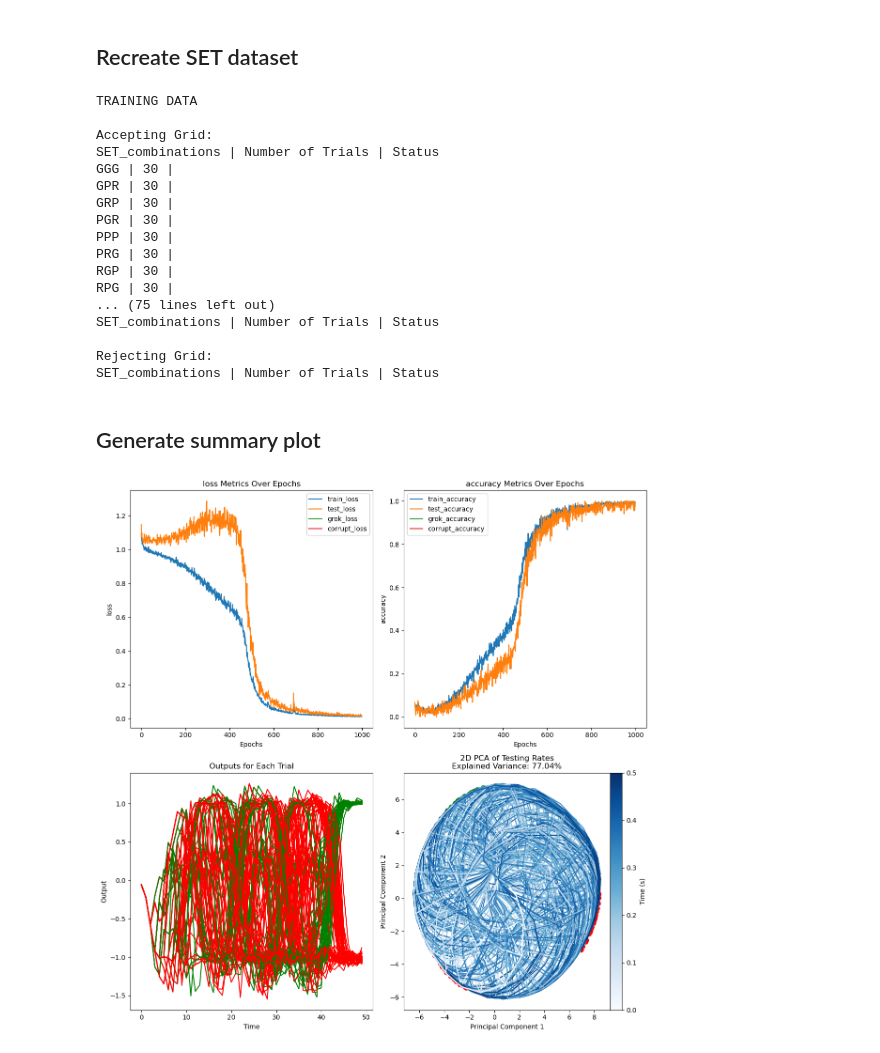
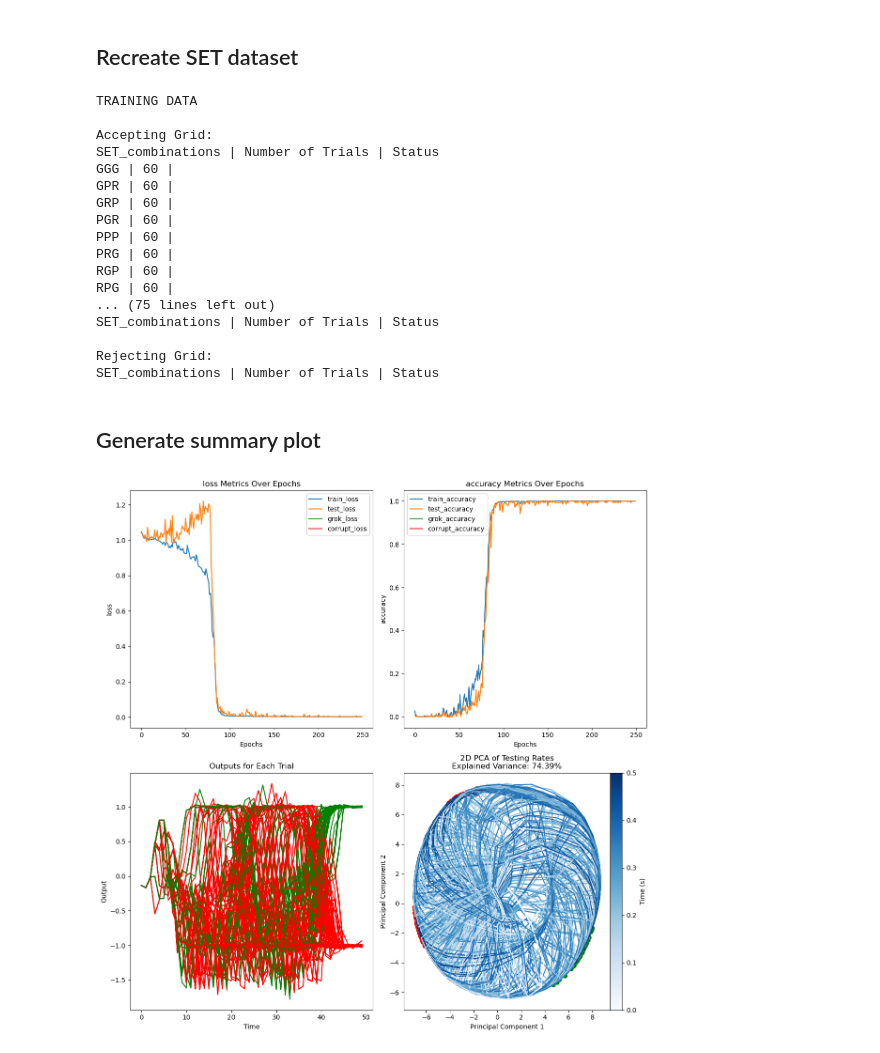
Before and after one commit to keith-murray/attract-or-oscillate, a Jupyter notebook: scripts/generate_summary_plot.ipynb, the cells around one changed output. Saved outputs shown, nothing was run; the diff lists cells and outputs as text; code cells hidden in the pictures.

```diff
--- a/scripts/generate_summary_plot.ipynb
+++ b/scripts/generate_summary_plot.ipynb
@@ -23,22 +23,30 @@ key = random.PRNGKey(0)
 features = 100
 alpha = jnp.float32(1.0)
 noise = jnp.float32(0.0)
-x = jnp.ones((10, 50, features))
 ctrnn = nn.RNN(EulerCTRNNCell(features=features, alpha=alpha, noise=noise,))
+
 key, subkey = random.split(key)
-params = ctrnn.init(subkey, x,)
+state = create_train_state(ctrnn, subkey, 0.001,)
 # %%
 save_loc = '../results/script_examples/params.bin'
-params = deserialize_parameters(save_loc, params)
+model_params = ModelParameters(state)
+model_params.deserialize(save_loc,)
 # %%
+metrics_history = MetricsHistory([
+    'train_loss', 'train_accuracy',
+    'test_loss', 'test_accuracy',
+    'grok_loss', 'grok_accuracy',
+    'corrupt_loss', 'corrupt_accuracy',
+])
+
 save_loc = '../results/script_examples/metrics_history.csv'
-loaded_metrics = load_metrics_from_csv(save_loc)
+metrics_history.load_from_csv(save_loc)
 # %% [markdown]
 ## Recreate SET dataset
 # %%
 key = random.PRNGKey(0)
 key, subkey = random.split(key)
-set_dataset = SETDataset(subkey, 15, 5, 5, 108)
+set_dataset = SETDataset(subkey, 30, 5, 108)
 #set_dataset.grok_SET(2)
 #set_dataset.corrupt_SET(3)
 set_dataset.print_training_testing()
@@ -48,14 +56,14 @@ TRAINING DATA
 
 Accepting Grid:
 SET_combinations | Number of Trials | Status
-GGG | 30 |
-GPR | 30 |
-GRP | 30 |
-PGR | 30 |
-PPP | 30 |
-PRG | 30 |
-RGP | 30 |
-RPG | 30 |
+GGG | 60 |
+GPR | 60 |
+GRP | 60 |
+PGR | 60 |
+PPP | 60 |
+PRG | 60 |
+RGP | 60 |
+RPG | 60 |
 ... (75 lines left out)
 SET_combinations | Number of Trials | Status
 
@@ -66,6 +74,12 @@ SET_combinations | Number of Trials | Status
 # %%
 save_loc = '../results/script_examples/summary_plot.jpg'
 key, subkey = random.split(key)
-generate_summary_plot(subkey, ctrnn, params, loaded_metrics, training_tf_dataset, testing_tf_dataset, save_loc)
+generate_summary_plot(
+    subkey,
+    ctrnn,
+    model_params.params,
+    metrics_history.history,
+    training_tf_dataset,
+    testing_tf_dataset, save_loc)
 # %% [output]
-[figure, old version]
+[figure, new version]
```
Also changed, not shown: parts of 1 cell of this notebook, 6 other files.
